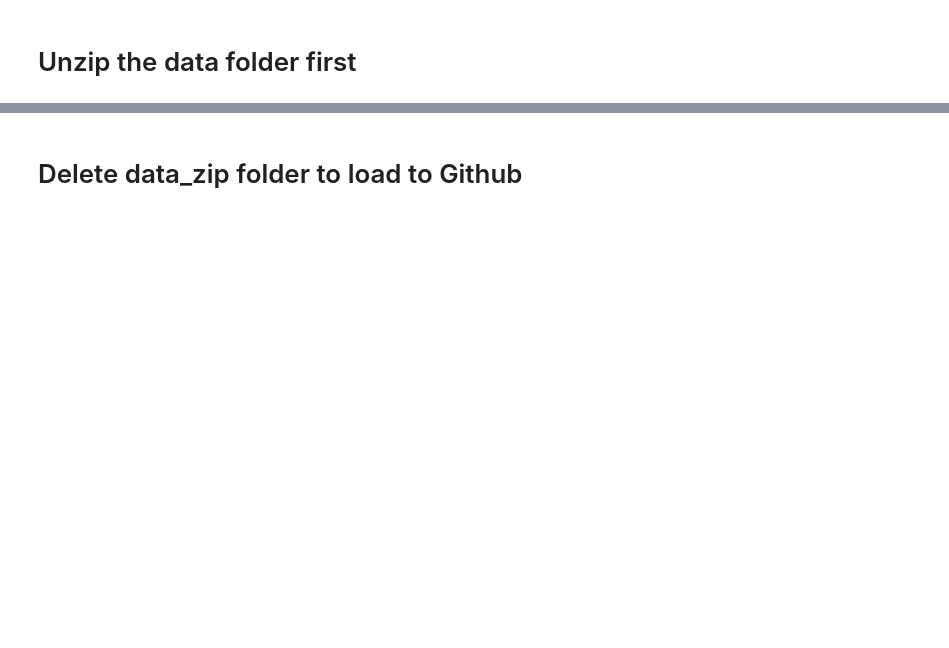
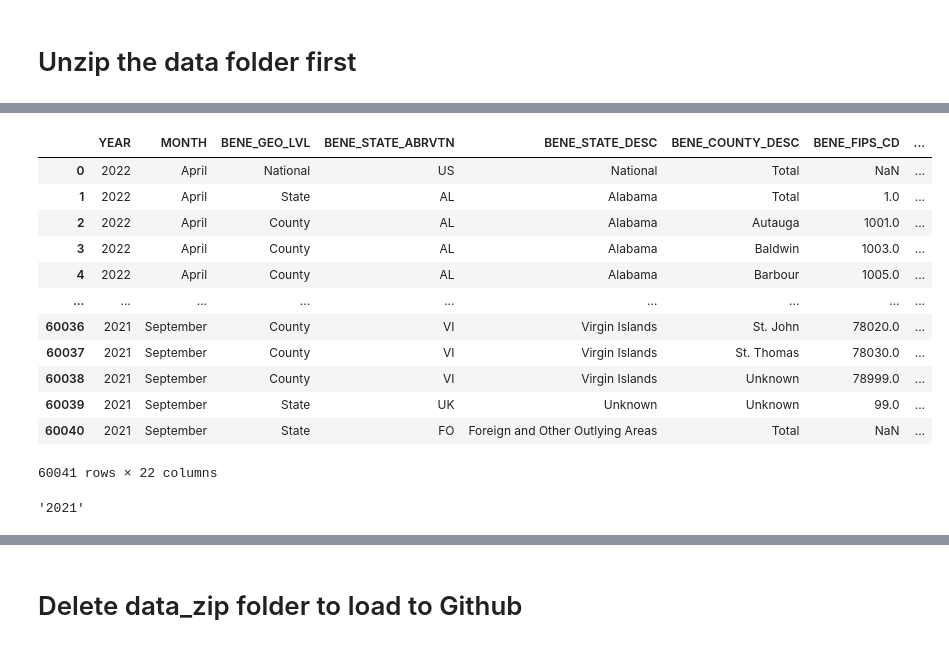
Before and after one commit to nahomjd/GoDaddy-Microbusiness_Desity_Forecasting, a Jupyter notebook: EDA/EDA_1.ipynb, the cells around one changed output, grey strips where cells are left out. Drawn from its saved outputs; the diff is of its cells as text; code cells hidden in the pictures; blank space fills up the shorter version.

```diff
--- a/EDA/EDA_1.ipynb
+++ b/EDA/EDA_1.ipynb
@@ -38,0 +115,25 @@ df_bls_d = df_bls[df_bls['first_day_of_month'] >= '2017-01-01']
+# %%
+df_me
+#No formatting change needed
+# %% [output]
+|  | YEAR | MONTH | BENE_GEO_LVL | BENE_STATE_ABRVTN | BENE_STATE_DESC | BENE_COUNTY_DESC | BENE_FIPS_CD | ... |
+| 0 | 2022 | April | National | US | National | Total | NaN | ... |
+| 1 | 2022 | April | State | AL | Alabama | Total | 1.0 | ... |
+| 2 | 2022 | April | County | AL | Alabama | Autauga | 1001.0 | ... |
+| 3 | 2022 | April | County | AL | Alabama | Baldwin | 1003.0 | ... |
+| 4 | 2022 | April | County | AL | Alabama | Barbour | 1005.0 | ... |
+| ... | ... | ... | ... | ... | ... | ... | ... | ... |
+| 60036 | 2021 | September | County | VI | Virgin Islands | St. John | 78020.0 | ... |
+| 60037 | 2021 | September | County | VI | Virgin Islands | St. Thomas | 78030.0 | ... |
+| 60038 | 2021 | September | County | VI | Virgin Islands | Unknown | 78999.0 | ... |
+| 60039 | 2021 | September | State | UK | Unknown | Unknown | 99.0 | ... |
+| 60040 | 2021 | September | State | FO | Foreign and Other Outlying Areas | Total | NaN | ... |
+60041 rows × 22 columns
+# %%
+df_ue2 = pd.melt(df_ue, id_vars=['FIPS_code', 'State', 'Area_name'])
+df_ue2['Year'] = df_ue2['variable'].str[-4:]
+df_ue2['variable'] = df_ue2['variable'].str[:-5]
+df_ue2 = pd.pivot_table(df_ue2, values='value', index=['FIPS_code', 'State', 'Area_name', 'Year'], columns=['variable'], aggfunc=np.sum).reset_index()
+df_ue2['Year'].max()
+# %% [output]
+'2021'
```
Also changed, not shown: parts of 19 cells of this notebook, 1 other file.
